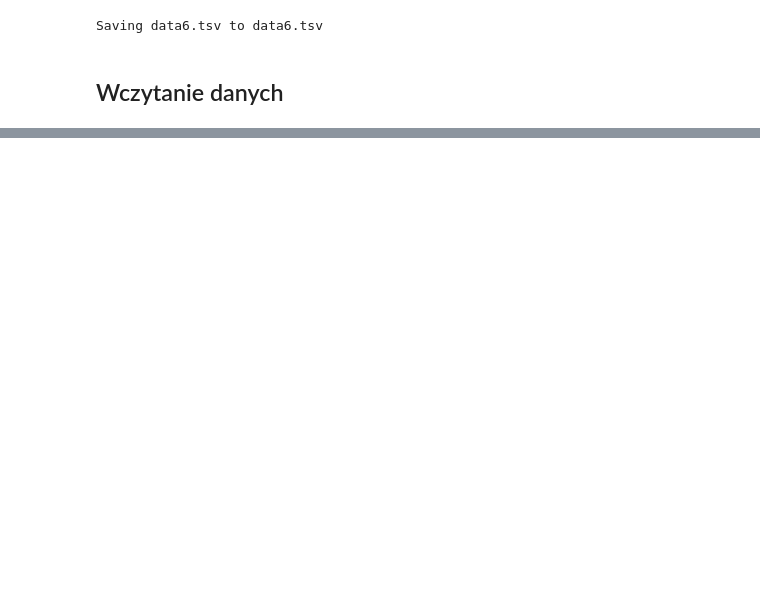
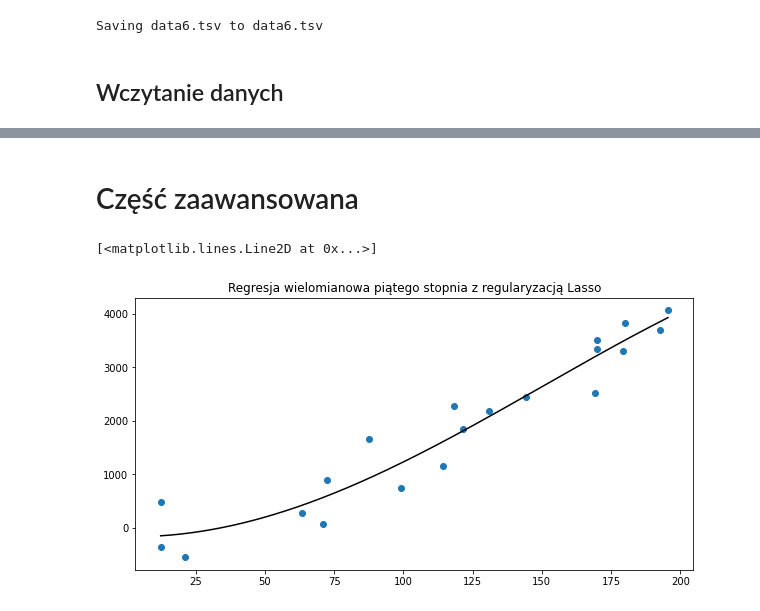
Before and after one commit to Bart-del/studies-machine-learning, a Jupyter notebook: Zadanie_6_B_Wysocki.ipynb, the cells around one changed output, grey strips where cells are left out. Cells and saved outputs as stored; diff of their text form; code cells hidden in the pictures; blank space fills up the shorter version.

```diff
--- a/Zadanie_6_B_Wysocki.ipynb
+++ b/Zadanie_6_B_Wysocki.ipynb
@@ -92,0 +83,15 @@ Nadmiene dopasowanie wytępuje w funkcji lionwej pierwszego stopnia.
+# %% [markdown]
+<h1> Część zaawansowana
+# %%
+from sklearn.linear_model import Lasso
+
+polyreg1=make_pipeline(PolynomialFeatures(5),Lasso(alpha=0.3, fit_intercept=True))
+polyreg1.fit(x,y)
+
+plt.figure(figsize=(10,5))
+plt.title("Regresja wielomianowa piątego stopnia z regularyzacją Lasso")
+plt.scatter(x, y)
+plt.plot(x_seq, polyreg1.predict(x_seq),color="black")
+# %% [output]
+[<matplotlib.lines.Line2D at 0x...>]
+[figure, added]
```
Also changed, not shown: parts of 14 cells of this notebook.
